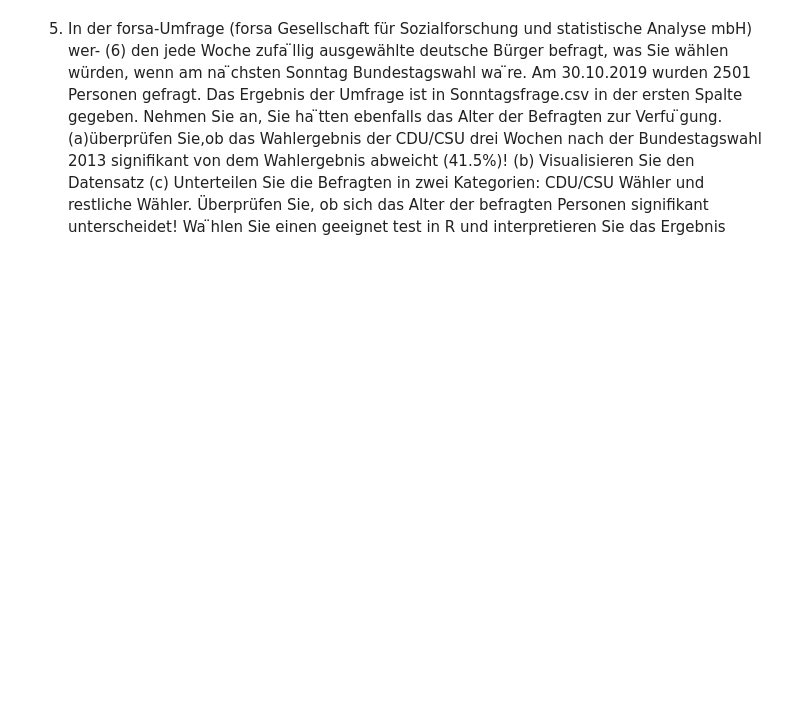
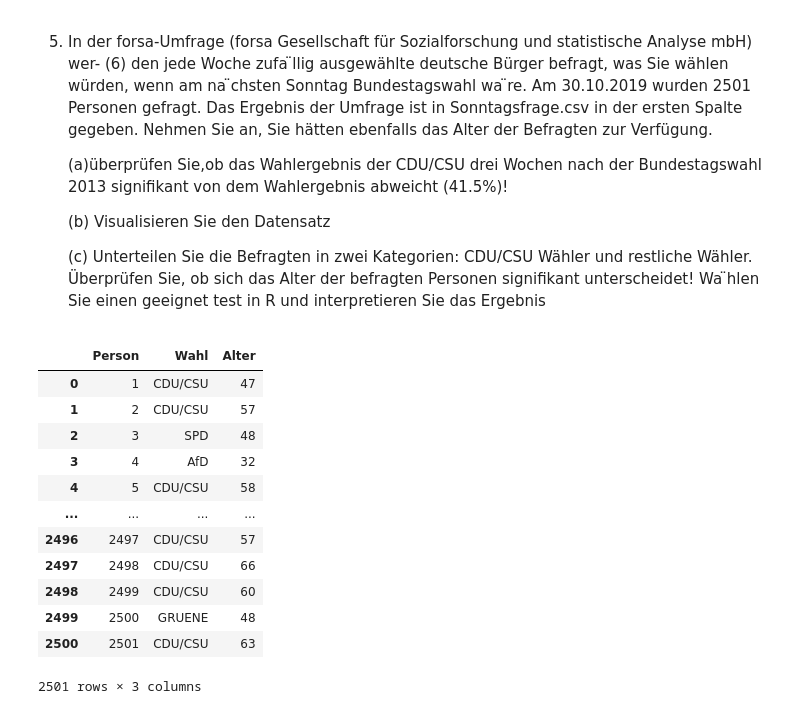
Before and after one commit to darkD3mon/climate-change-htw-2019, a Jupyter notebook: R_Tasks.ipynb, the cells around one changed output. Drawn from its saved outputs; the diff is of its cells as text; code cells hidden in the pictures; blank space fills up the shorter version.

```diff
--- a/R_Tasks.ipynb
+++ b/R_Tasks.ipynb
@@ -6,9 +7,27 @@ import scipy.stats as stats
 # %% [markdown]
 5. In der forsa-Umfrage (forsa Gesellschaft für Sozialforschung und statistische Analyse mbH) wer- (6) den jede Woche zufa ̈llig ausgewählte deutsche Bürger befragt, was Sie wählen würden, wenn
 am na ̈chsten Sonntag Bundestagswahl wa ̈re. Am 30.10.2019 wurden 2501 Personen gefragt. Das Ergebnis der Umfrage ist in Sonntagsfrage.csv in der ersten Spalte gegeben. Nehmen Sie an,
-Sie ha ̈tten ebenfalls das Alter der Befragten zur Verfu ̈gung.
-(a)überprüfen Sie,ob das Wahlergebnis der CDU/CSU drei Wochen nach der Bundestagswahl 2013 signifikant von dem Wahlergebnis abweicht (41.5%)!
-(b) Visualisieren Sie den Datensatz
-(c) Unterteilen Sie die Befragten in zwei Kategorien: CDU/CSU Wähler und restliche Wähler. Überprüfen Sie, ob sich das Alter der befragten Personen signifikant unterscheidet! Wa ̈hlen Sie einen geeignet test in R und interpretieren Sie das Ergebnis
+Sie hätten ebenfalls das Alter der Befragten zur Verfügung.
+
+    (a)überprüfen Sie,ob das Wahlergebnis der CDU/CSU drei Wochen nach der Bundestagswahl 2013 signifikant von dem Wahlergebnis    abweicht (41.5%)!
+
+    (b) Visualisieren Sie den Datensatz
+
+    (c) Unterteilen Sie die Befragten in zwei Kategorien: CDU/CSU Wähler und restliche Wähler. Überprüfen Sie, ob sich das Alter der befragten Personen signifikant unterscheidet! Wa ̈hlen Sie einen geeignet test in R und interpretieren Sie das Ergebnis
 # %%
 Sonntagsfrage = pd.read_csv("./data/Sonntagsfrage.csv")
+Sonntagsfrage
+# %% [output]
+|  | Person | Wahl | Alter |
+| 0 | 1 | CDU/CSU | 47 |
+| 1 | 2 | CDU/CSU | 57 |
+| 2 | 3 | SPD | 48 |
+| 3 | 4 | AfD | 32 |
+| 4 | 5 | CDU/CSU | 58 |
+| ... | ... | ... | ... |
+| 2496 | 2497 | CDU/CSU | 57 |
+| 2497 | 2498 | CDU/CSU | 66 |
+| 2498 | 2499 | CDU/CSU | 60 |
+| 2499 | 2500 | GRUENE | 48 |
+| 2500 | 2501 | CDU/CSU | 63 |
+2501 rows × 3 columns
```
Also changed, not shown: parts of 6 cells of this notebook.
